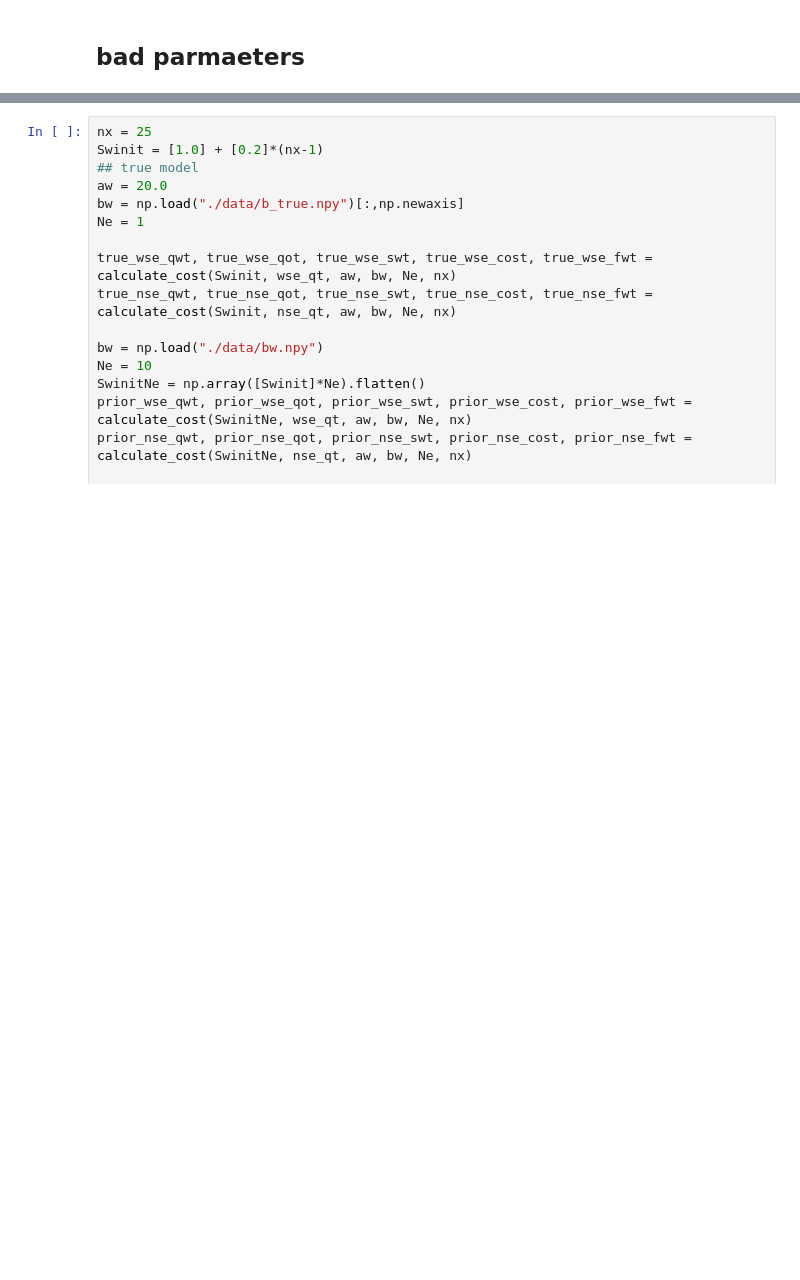
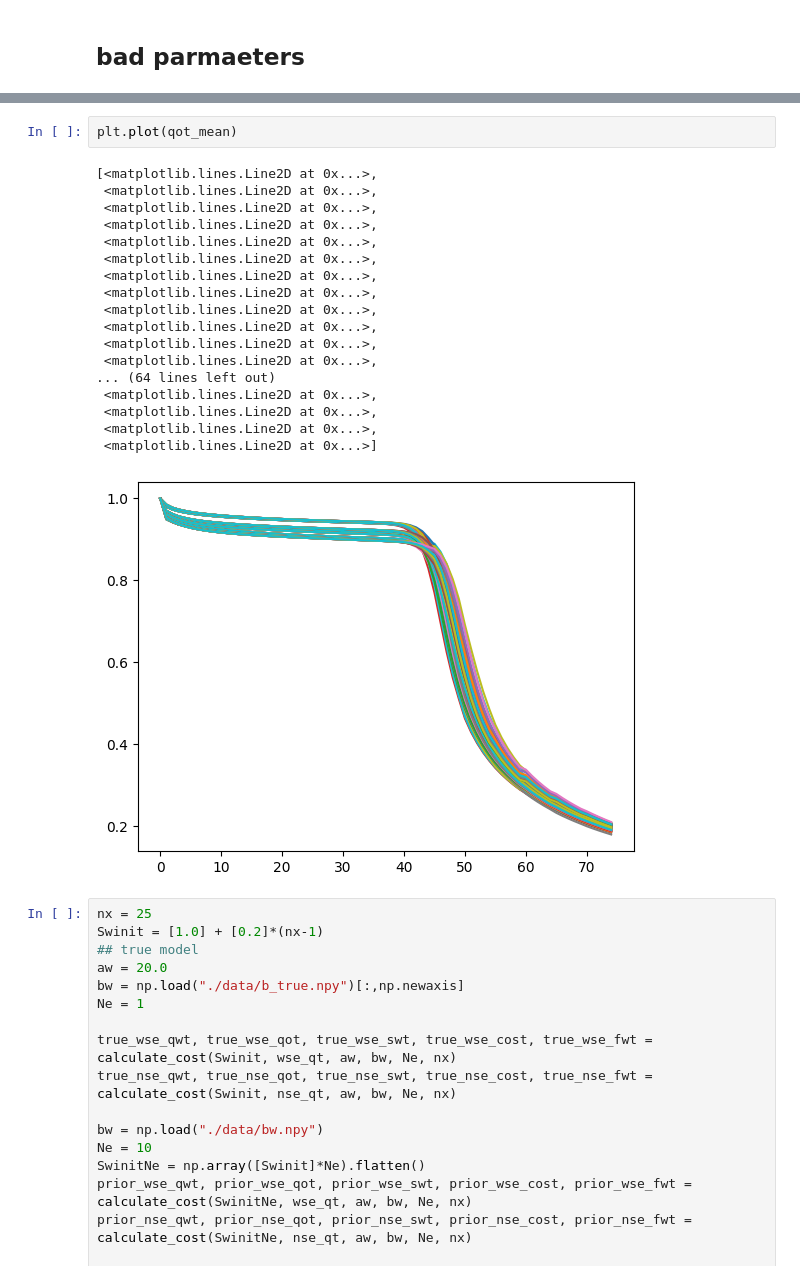
Before and after one commit to iffanh/buckley_leverette, a Jupyter notebook: post_processing.ipynb, the cells around one changed output, grey strips where cells are left out. Cells and saved outputs as stored; diff of their text form; blank space fills up the shorter version.

```diff
--- a/post_processing.ipynb
+++ b/post_processing.ipynb
@@ -639,3 +758,24 @@ for i in range(4):
+# %%
+plt.plot(qot_mean)
+# %% [output]
+[<matplotlib.lines.Line2D at 0x...>,
+ <matplotlib.lines.Line2D at 0x...>,
+ <matplotlib.lines.Line2D at 0x...>,
+ <matplotlib.lines.Line2D at 0x...>,
+ <matplotlib.lines.Line2D at 0x...>,
+ <matplotlib.lines.Line2D at 0x...>,
+ <matplotlib.lines.Line2D at 0x...>,
+ <matplotlib.lines.Line2D at 0x...>,
+ <matplotlib.lines.Line2D at 0x...>,
+ <matplotlib.lines.Line2D at 0x...>,
+ <matplotlib.lines.Line2D at 0x...>,
+ <matplotlib.lines.Line2D at 0x...>,
+... (64 lines left out)
+ <matplotlib.lines.Line2D at 0x...>,
+ <matplotlib.lines.Line2D at 0x...>,
+ <matplotlib.lines.Line2D at 0x...>,
+ <matplotlib.lines.Line2D at 0x...>]
+[figure, added]
 # %%
 nx = 25
 Swinit = [1.0] + [0.2]*(nx-1)
```
Also changed, not shown: parts of 14 cells of this notebook, 1 other file.
